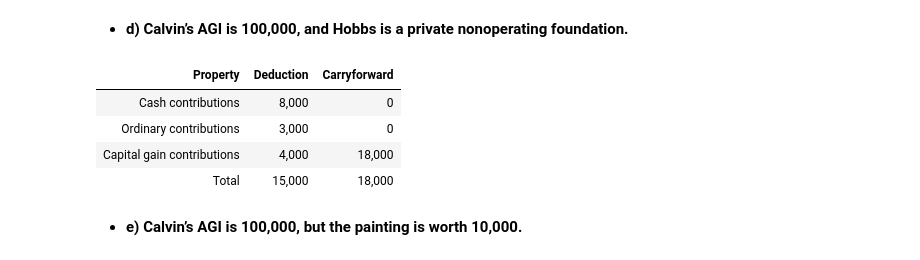
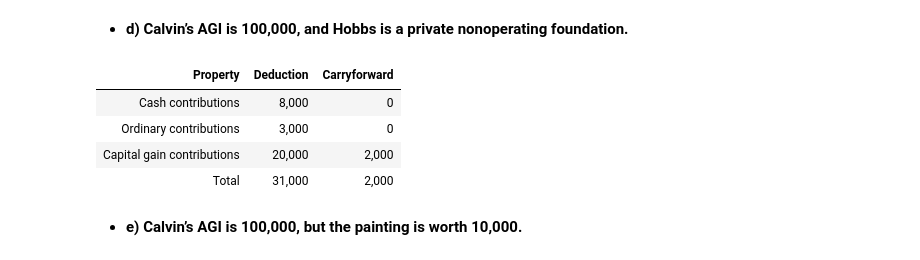
Before and after one commit to ekmartinez/Federal_Taxation, a Jupyter notebook: 05_Individual_Deductions/05_Individual_Deductions_Exercises.ipynb, the cells around one changed output. Drawn from its saved outputs; the diff is of its cells as text; code cells hidden in the pictures.

```diff
--- a/05_Individual_Deductions/05_Individual_Deductions_Exercises.ipynb
+++ b/05_Individual_Deductions/05_Individual_Deductions_Exercises.ipynb
@@ -883,16 +883,16 @@ display(HTML(df.to_html(index=False)))
 # %% [markdown]
 - **d) Calvin’s AGI is 100,000, and Hobbs is a private nonoperating foundation.**
 # %%
-agi = 50000
+agi = 100000
 remaining_agi = agi
 
 cash = 8000
 ordinary_property = 3000
 cap_gain_property = 22000
 
-cash_limit = agi * .30
-ordinary_limit = agi * .30
-cap_gain_limit = min(agi * .20, (agi * .30) - cash_deduction - ordinary_deduction)
+cash_limit = agi * .60
+ordinary_limit = agi * .50
+cap_gain_limit = agi * .20
 
 cash_deduction = min(cash, cash_limit, remaining_agi)
 cash_carryforward = cash - cash_deduction
@@ -900,35 +900,35 @@ remaining_agi -= cash_deduction
 
 ordinary_deduction = min(ordinary_property, ordinary_limit, remaining_agi)
 ordinary_carryforward = ordinary_property - ordinary_deduction
 remaining_agi -= ordinary_deduction
 
 cap_gain_deduction = min(cap_gain_property, cap_gain_limit, remaining_agi)
 cap_gain_carryforward = cap_gain_property - cap_gain_deduction
 remaining_agi -= cap_gain_deduction
 
 total_deductions = cash_deduction + ordinary_deduction + cap_gain_deduction
 total_carryforward = cash_carryforward + ordinary_carryforward + cap_gain_carryforward
 
 results = {
     "Property": ["Cash contributions", "Ordinary contributions", "Capital gain contributions"],
     "Deduction": [cash_deduction, ordinary_deduction, cap_gain_deduction],
     "Carryforward": [cash_carryforward, ordinary_carryforward, cap_gain_carryforward],
 }
 
 df = pd.DataFrame(results)
 total = pd.DataFrame(([{"Property": "Total", "Deduction": total_deductions, "Carryforward": total_carryforward}]))
 df = pd.concat([df, total], ignore_index=True)
 
 df["Deduction"] = df["Deduction"].map("{:,.0f}".format)
 df["Carryforward"] = df["Carryforward"].map("{:,.0f}".format)
 
 display(HTML(df.to_html(index=False)))
 # %% [output]
 | Property | Deduction | Carryforward |
 | Cash contributions | 8,000 | 0 |
 | Ordinary contributions | 3,000 | 0 |
-| Capital gain contributions | 4,000 | 18,000 |
-| Total | 15,000 | 18,000 |
+| Capital gain contributions | 20,000 | 2,000 |
+| Total | 31,000 | 2,000 |
 # %% [markdown]
 - **e) Calvin’s AGI is 100,000, but the painting is worth 10,000.**
 # %%
```
